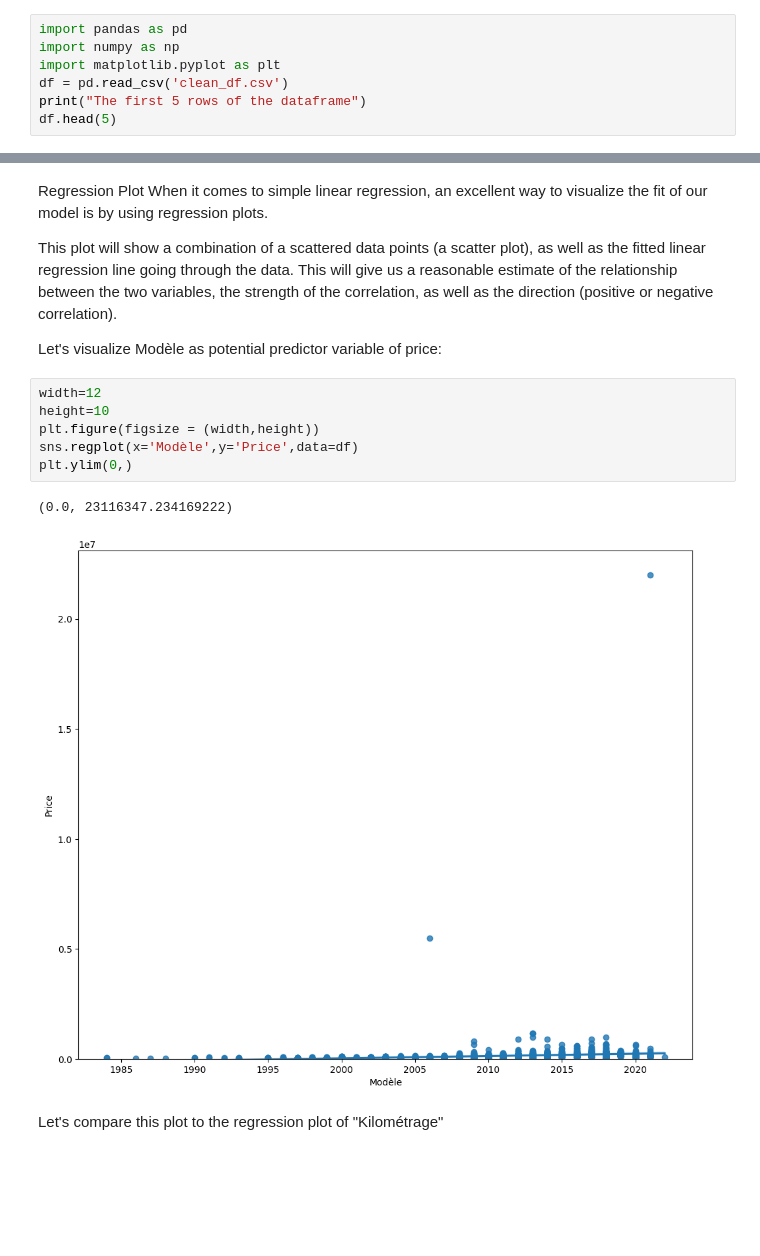
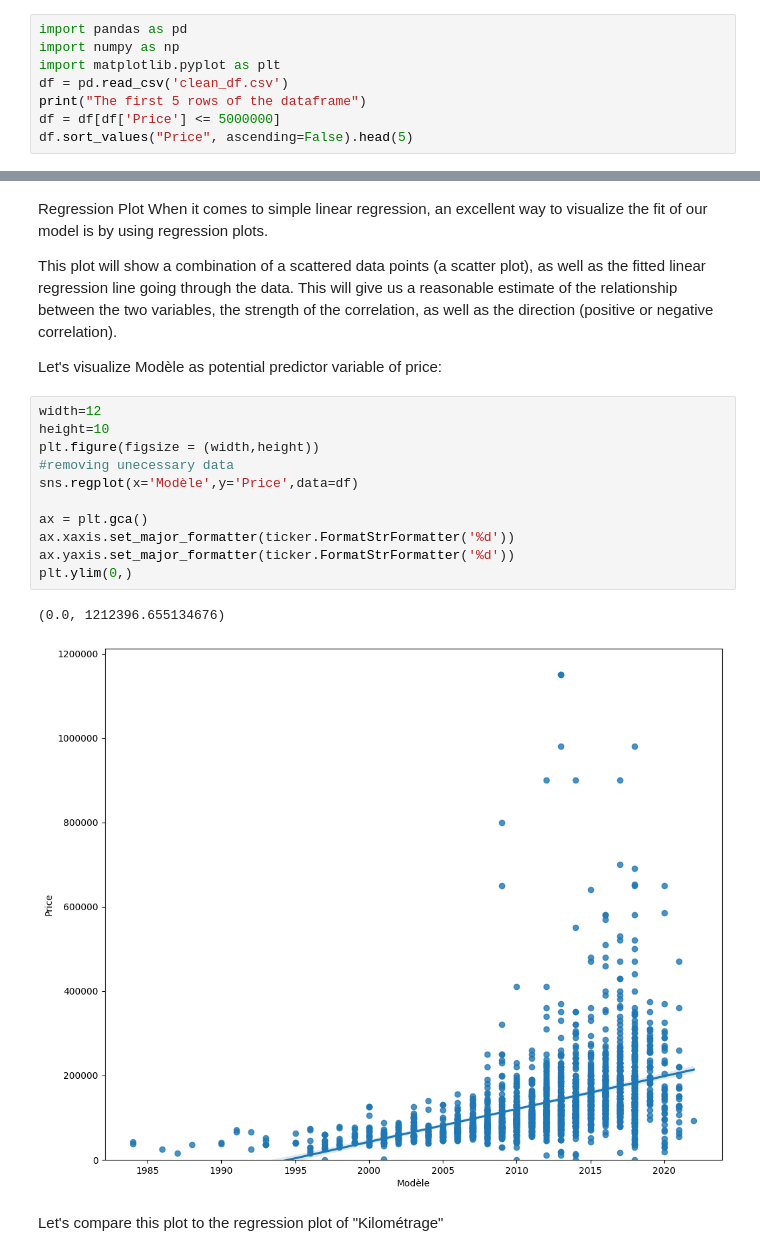
Before and after one commit to ZERQQAOUI/Cars-Data-Manipulation, a Jupyter notebook: Model-Development.ipynb, the cells around one changed output, grey strips where cells are left out. Cells and saved outputs as stored; diff of their text form; blank space fills up the shorter version.

Commit message:
We modified some values

```diff
--- a/Model-Development.ipynb
+++ b/Model-Development.ipynb
@@ -11,7 +11,8 @@ import numpy as np
 import matplotlib.pyplot as plt
 df = pd.read_csv('clean_df.csv')
 print("The first 5 rows of the dataframe")
-df.head(5)
+df = df[df['Price'] <= 5000000]
+df.sort_values("Price", ascending=False).head(5)
 # %% [output]
 The first 5 rows of the dataframe
 |  | Unnamed: 0 | Brand | Model | Version | Price | Modèle | Main | Kilométrage | Carburant | Transmision | ... |
@@ -248,12 +255,17 @@ Let's visualize Modèle as potential predictor variable of price:
 # %%
 width=12
 height=10
 plt.figure(figsize = (width,height))
+#removing unecessary data
 sns.regplot(x='Modèle',y='Price',data=df)
+
+ax = plt.gca()
+ax.xaxis.set_major_formatter(ticker.FormatStrFormatter('%d'))
+ax.yaxis.set_major_formatter(ticker.FormatStrFormatter('%d'))
 plt.ylim(0,)
 # %% [output]
-(0.0, 23116347.234169222)
+(0.0, 1212396.655134676)
-[figure, old version]
+[figure, new version]
 # %% [markdown]
 Let's compare this plot to the regression plot of "Kilométrage"
 # %%
```
Also changed, not shown: parts of 23 cells of this notebook, 2 other files.
